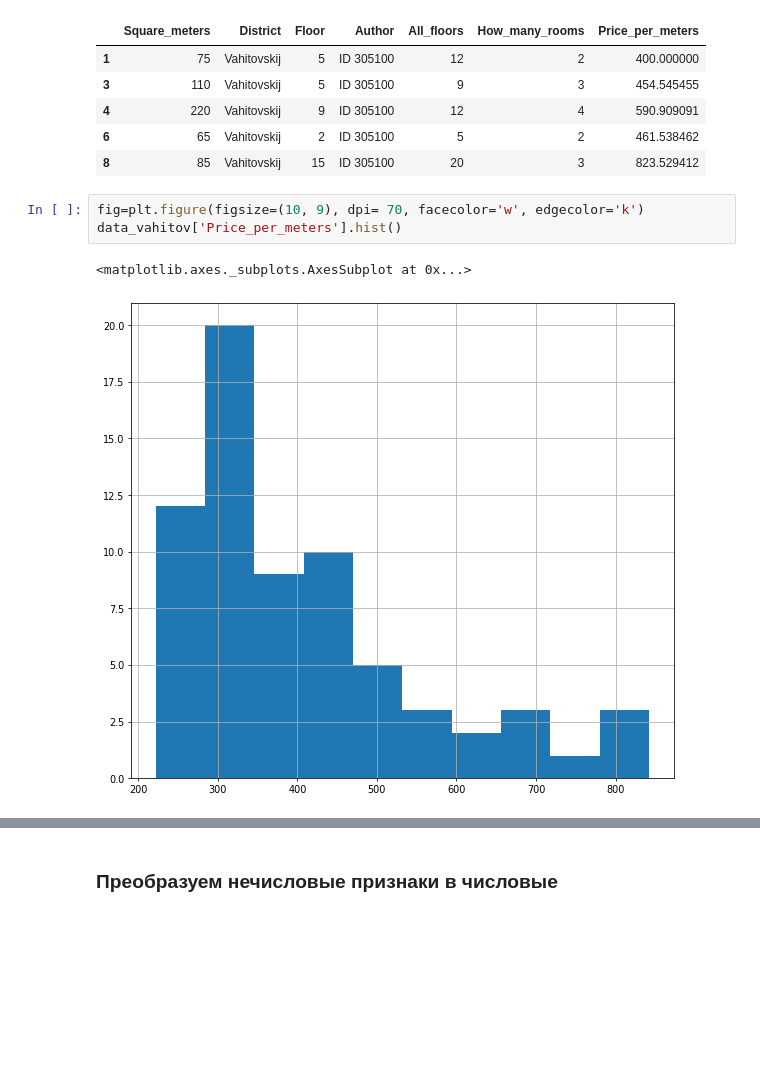
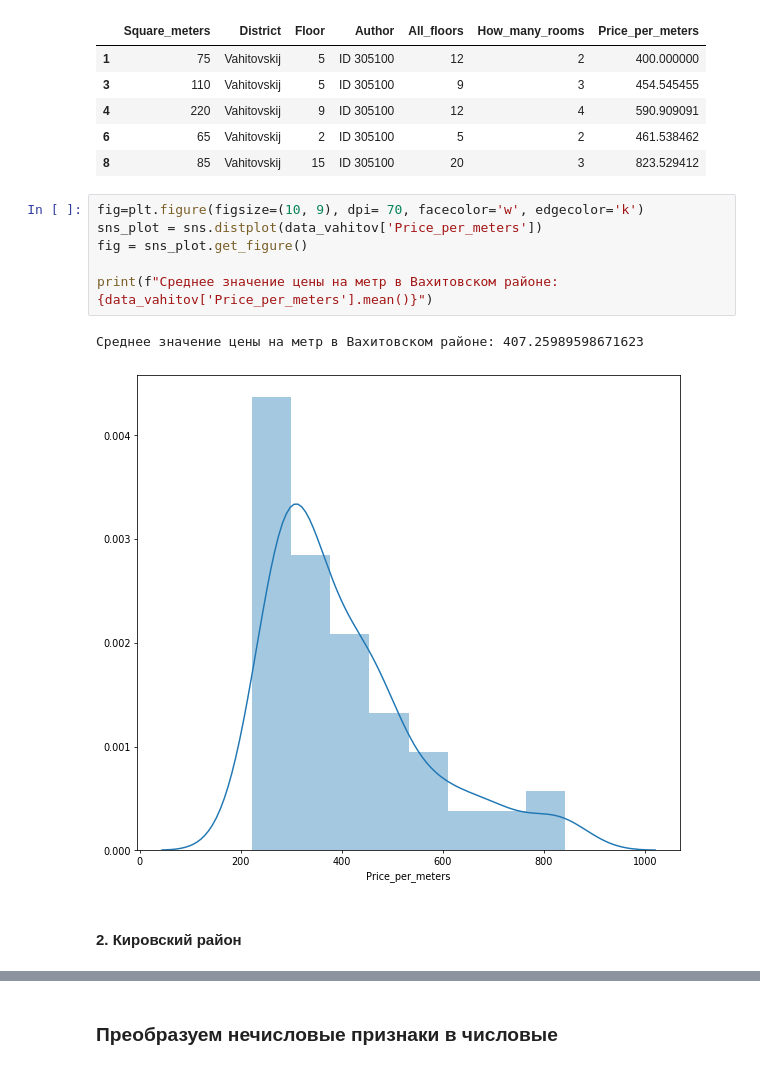
Before and after one commit to lenarsaitov/cianparser, a Jupyter notebook: mini-research.ipynb, the cells around one changed output, grey strips where cells are left out. Drawn from its saved outputs; the diff is of its cells as text; blank space fills up the shorter version.

```diff
--- a/mini-research.ipynb
+++ b/mini-research.ipynb
@@ -83,7 +86,12 @@ data_vahitov.head()
 | 8 | 85 | Vahitovskij | 15 | ID 305100 | 20 | 3 | 823.529412 |
 # %%
 fig=plt.figure(figsize=(10, 9), dpi= 70, facecolor='w', edgecolor='k')
-data_vahitov['Price_per_meters'].hist()
+sns_plot = sns.distplot(data_vahitov['Price_per_meters'])
+fig = sns_plot.get_figure()
+
+print(f"Среднее значение цены на метр в Вахитовском районе: {data_vahitov['Price_per_meters'].mean()}")
 # %% [output]
-<matplotlib.axes._subplots.AxesSubplot at 0x...>
+Среднее значение цены на метр в Вахитовском районе: 407.25989598671623
-[figure, old version]
+[figure, new version]
+# %% [markdown]
+#### 2. Кировский район
```
Also changed, not shown: parts of 11 cells of this notebook.
